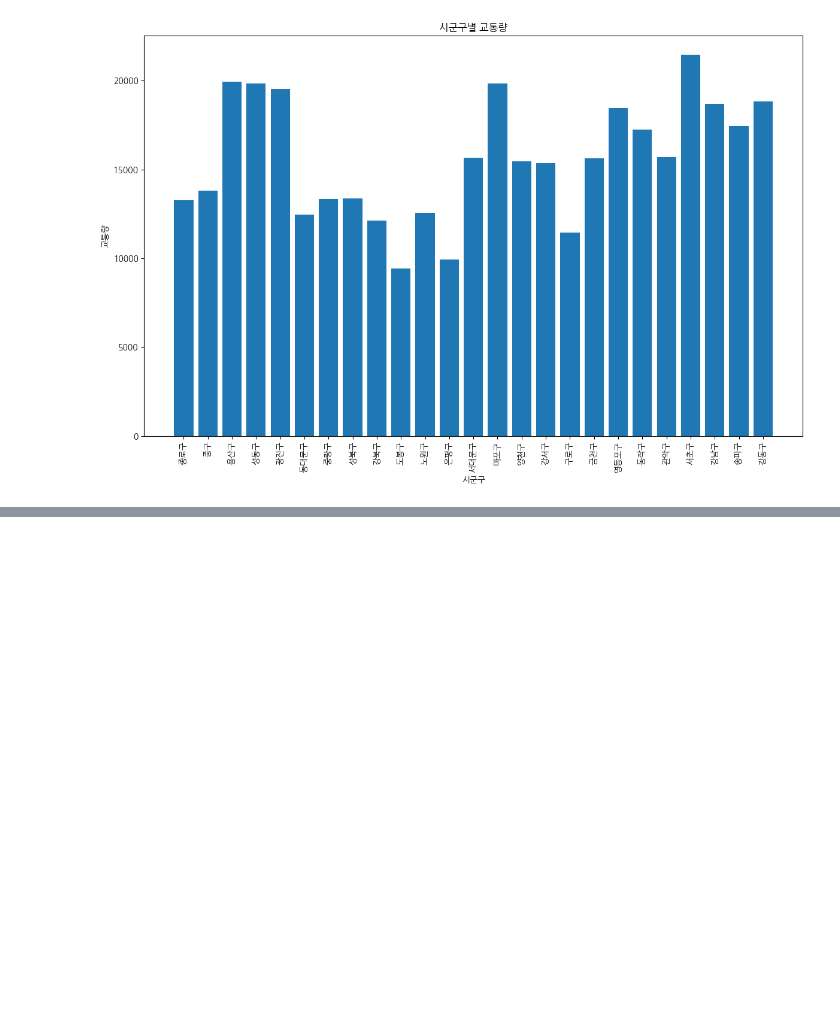
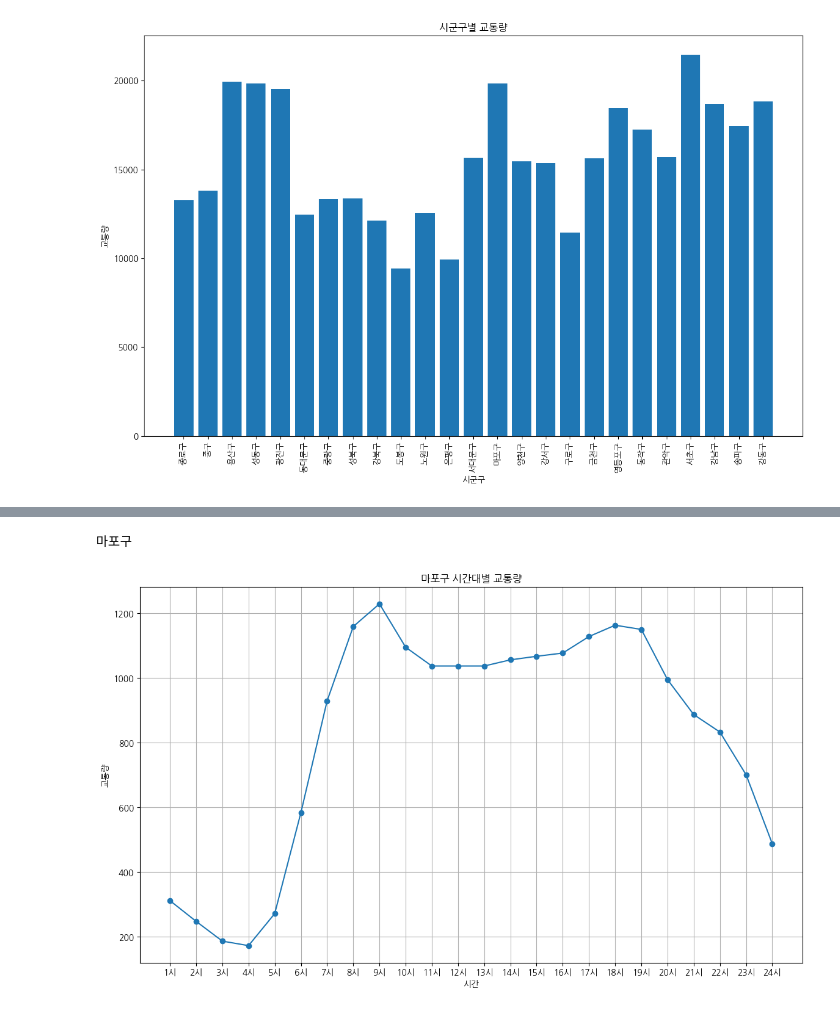
Before and after one commit to b00kkk/PythonProject2024-1, a Jupyter notebook: 교통량.ipynb, the cells around one changed output, grey strips where cells are left out. Saved outputs shown, nothing was run; the diff lists cells and outputs as text; code cells hidden in the pictures; blank space fills up the shorter version.

```diff
--- a/교통량.ipynb
+++ b/교통량.ipynb
@@ -322,0 +413,5 @@ Index(['geometry', 'code', 'name', 'name_eng', 'base_year'], dtype='object')
+# %%
+region_hour = traffic_hour.T
+region_hour.columns = region_hour.iloc[0]
+region_hour = region_hour.iloc[1:]
+region_hour
@@ -322,0 +437,22 @@ Index(['geometry', 'code', 'name', 'name_eng', 'base_year'], dtype='object')
+# %%
+import matplotlib.pyplot as plt
+
+region=input()
+# 주어진 데이터
+data = region_hour[region].astype('int')
+
+plt.figure(figsize=(14, 8))
+# 그래프 생성
+plt.plot(data, marker='o', linestyle='-')
+
+# 그래프 제목과 축 레이블 추가
+plt.title(f'{region} 시간대별 교통량')
+plt.xlabel('시간')
+plt.ylabel('교통량')
+
+# 그래프 표시
+plt.grid(True)
+plt.show()
+# %% [output]
+마포구
+[figure, added]
```
Also changed, not shown: parts of 7 cells of this notebook.
